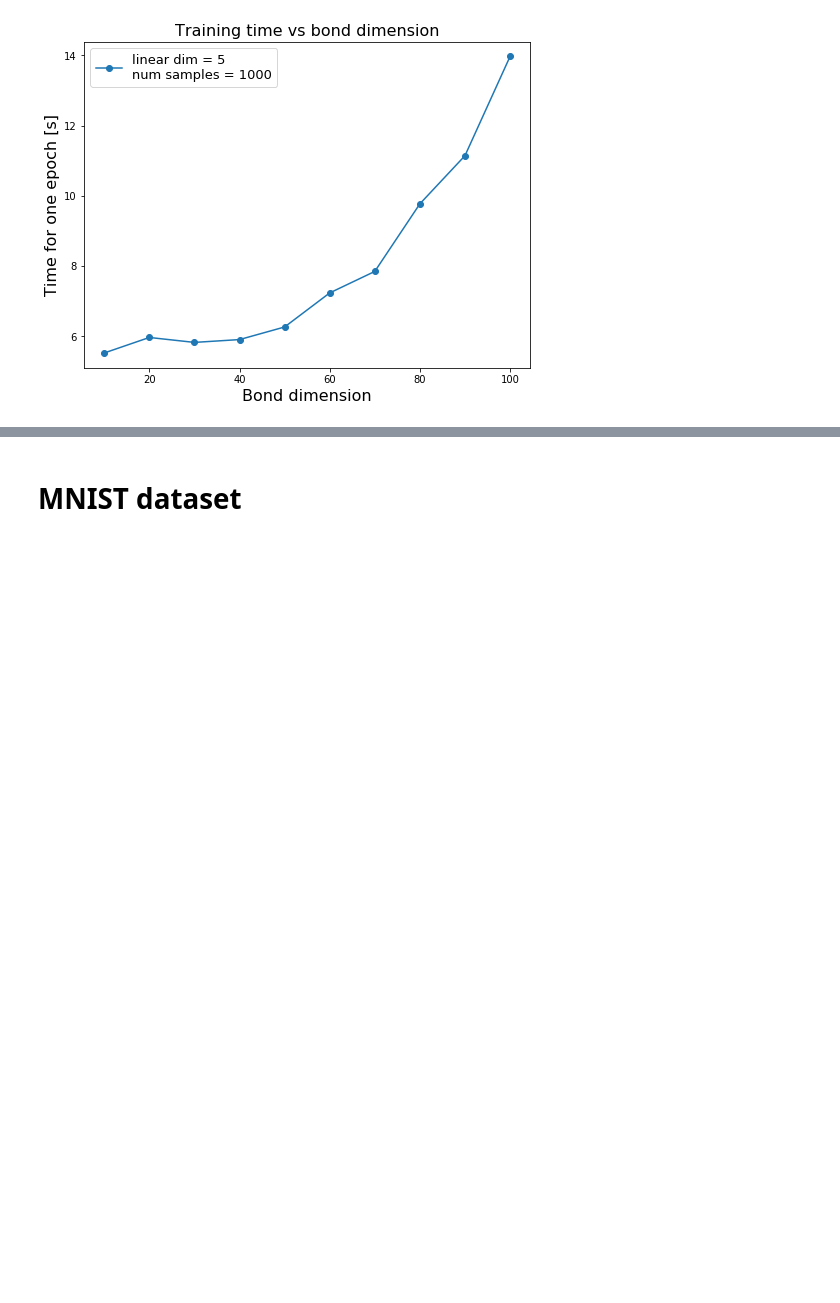
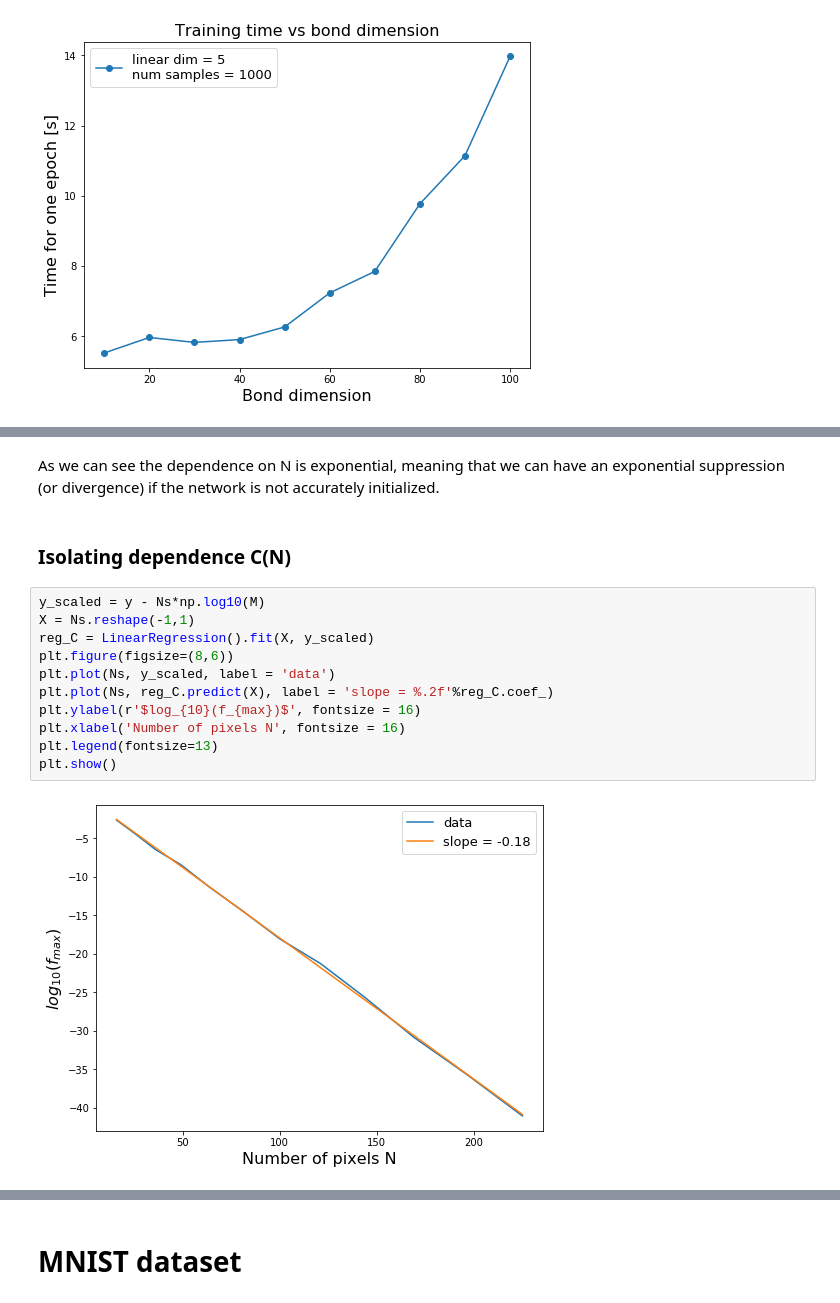
Before and after one commit to mango915/TensorNetworkForML, a Jupyter notebook: TensorNetwork/tn_test.ipynb, the cells around one changed output, grey strips where cells are left out. Saved outputs shown, nothing was run; the diff lists cells and outputs as text; blank space fills up the shorter version.

```diff
--- a/TensorNetwork/tn_test.ipynb
+++ b/TensorNetwork/tn_test.ipynb
@@ -290,0 +423,17 @@ plt.show()
+# %% [markdown]
+As we can see the dependence on N is exponential, meaning that we can have an exponential suppression (or divergence) if the network is not accurately initialized.
+# %% [markdown]
+### Isolating dependence C(N)
+# %%
+y_scaled = y - Ns*np.log10(M)
+X = Ns.reshape(-1,1)
+reg_C = LinearRegression().fit(X, y_scaled)
+plt.figure(figsize=(8,6))
+plt.plot(Ns, y_scaled, label = 'data')
+plt.plot(Ns, reg_C.predict(X), label = 'slope = %.2f'%reg_C.coef_)
+plt.ylabel(r'$log_{10}(f_{max})$', fontsize = 16)
+plt.xlabel('Number of pixels N', fontsize = 16)
+plt.legend(fontsize=13)
+plt.show()
+# %% [output]
+[figure, added]
```
Also changed, not shown: parts of 51 cells of this notebook, 1 other file.
